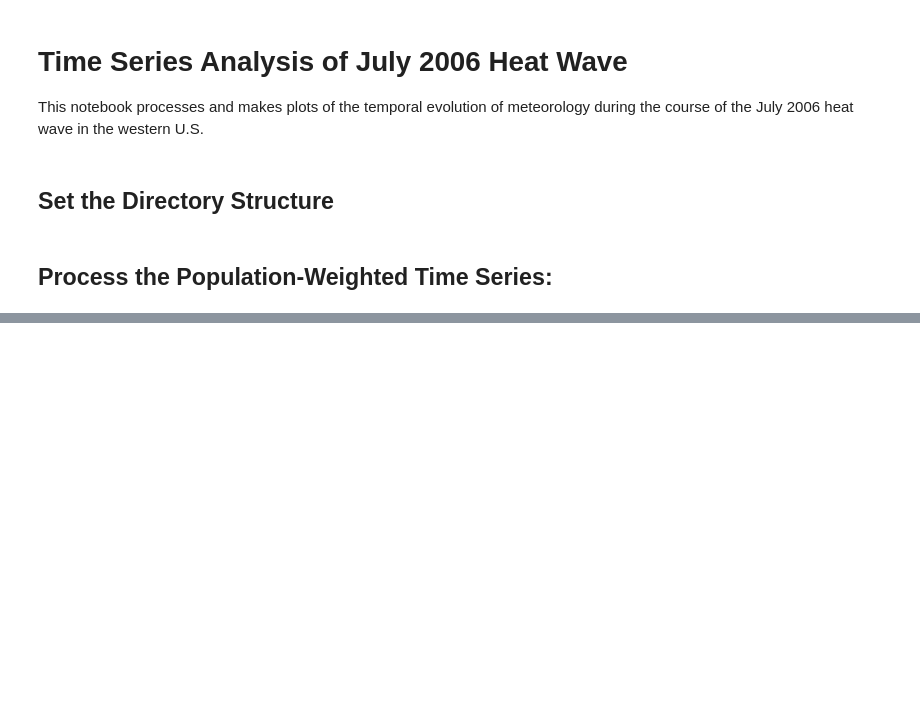
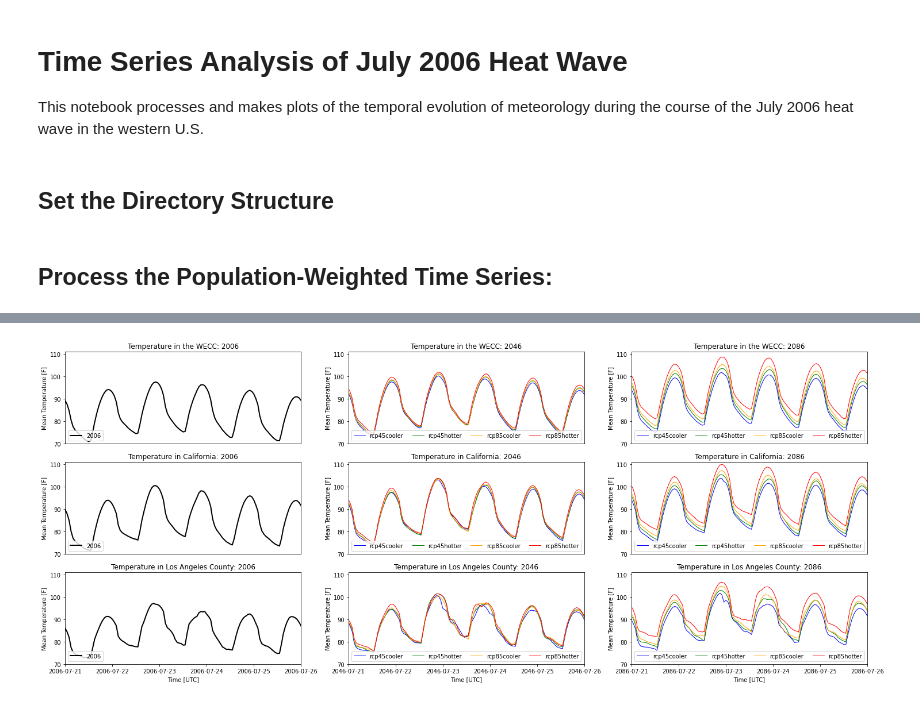
Before and after one commit to cdburley/ntp_heat_wave, a Jupyter notebook: time_series_analysis.ipynb, the cells around one changed output, grey strips where cells are left out. Drawn from its saved outputs; the diff is of its cells as text; code cells hidden in the pictures; blank space fills up the shorter version.

Commit message:
Made first plot

```diff
--- a/time_series_analysis.ipynb
+++ b/time_series_analysis.ipynb
@@ -15,10 +17,15 @@ from glob import glob
 # Identify the top-level data input and output directories:
 data_input_dir =  '/Volumes/LaCie/wrf_to_tell/wrf_tell_counties_output'
 data_output_dir =  '/Users/burl878/Documents/code_repos/ntp_heat_wave/data'
+image_output_dir =  '/Users/burl878/Documents/code_repos/ntp_heat_wave/plots'
 
 # If the "data_output_dir" subdirectory doesn't exist then create it:
 if not os.path.exists(data_output_dir):
    os.makedirs(data_output_dir)
+
+# If the "image_output_dir" subdirectory doesn't exist then create it:
+if not os.path.exists(image_output_dir):
+   os.makedirs(image_output_dir)
 # %% [markdown]
 ## Process the Population-Weighted Time Series:
 # %%
@@ -121,0 +265,11 @@ TypeError: glob() takes 1 positional argument but 2 were given
+# %%
+plot_temperature_time_series(start_day = 21,
+                             end_day = 26,
+                             ymin = 70,
+                             ymax = 111,
+                             data_input_dir = data_output_dir,
+                             image_output_dir = image_output_dir,
+                             image_resolution = 125,
+                             save_images = True)
+# %% [output]
+[figure, added]
```
Also changed, not shown: parts of 4 cells of this notebook, 1 other file.
